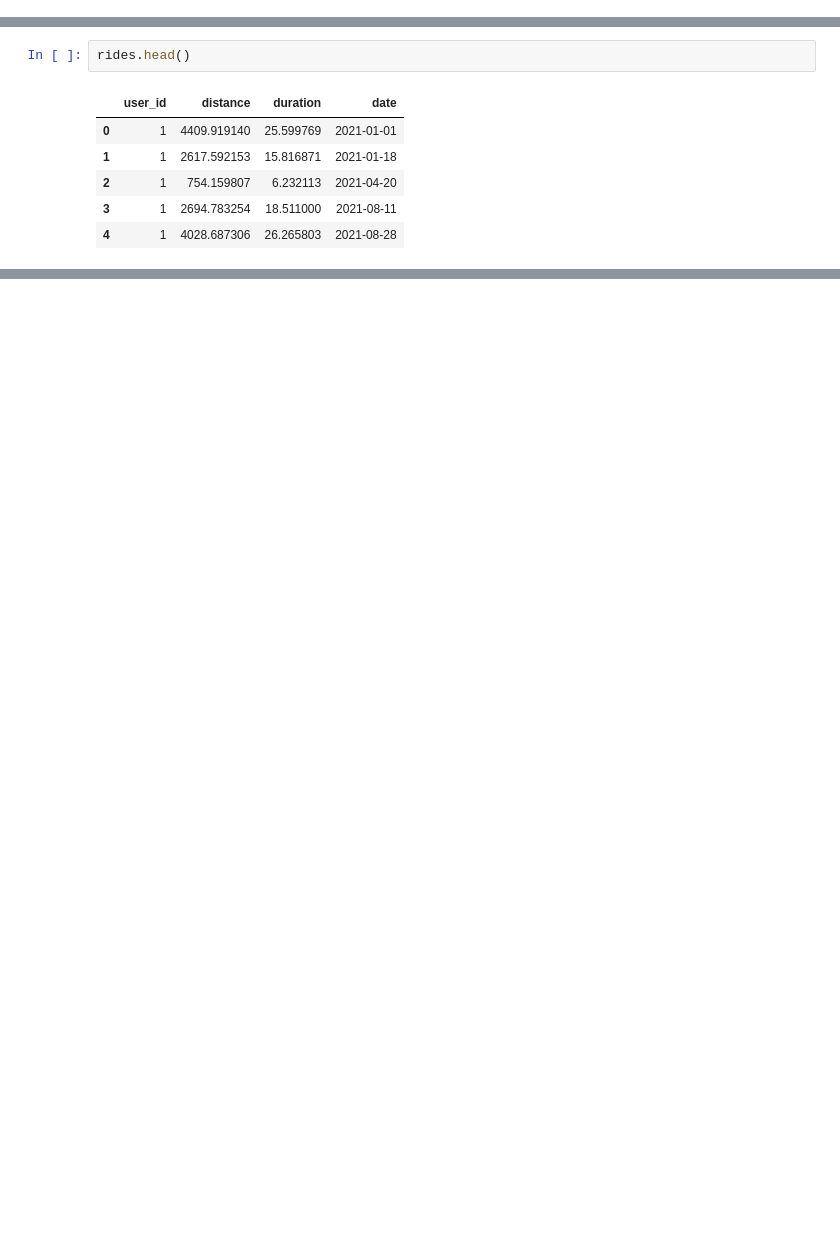
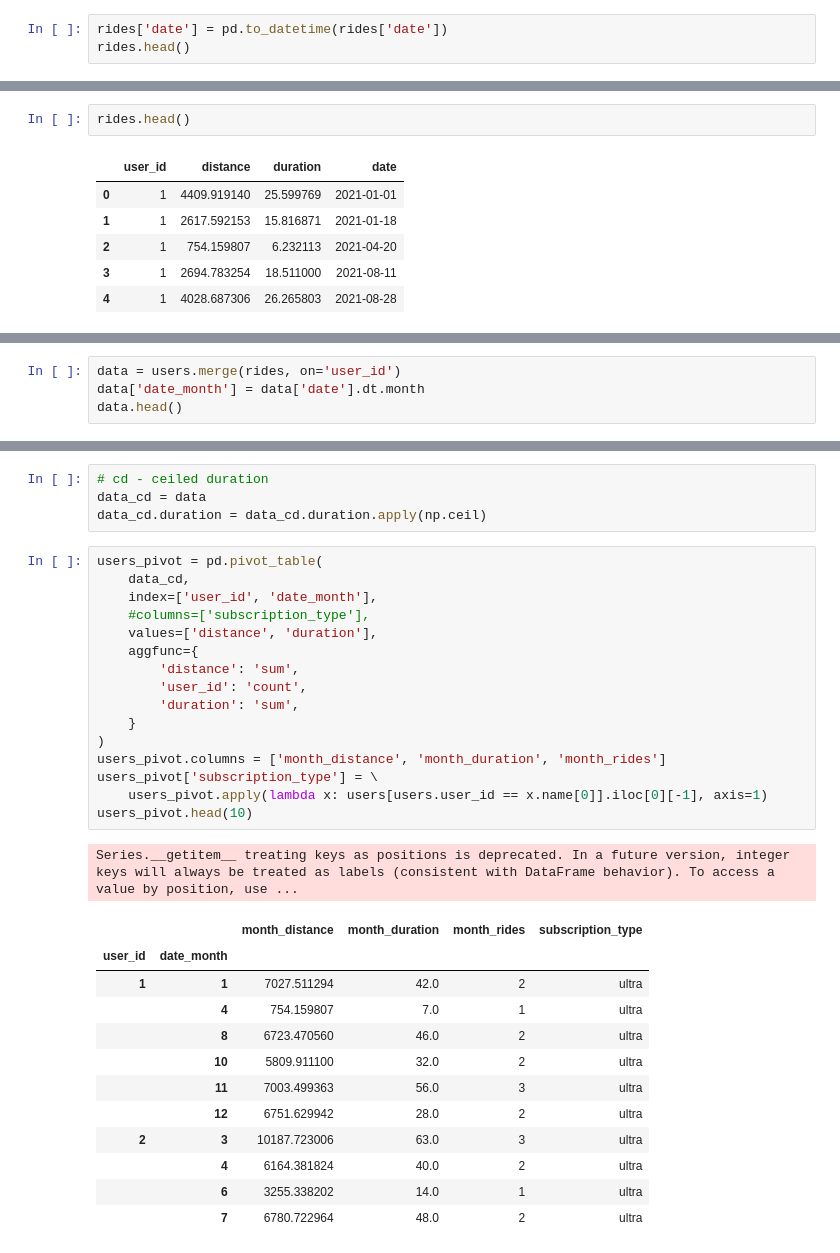
Before and after one commit to toiletsandpaper/school_x-python, a Jupyter notebook: lecture_15/stat-anal.ipynb, the cells around one changed output, grey strips where cells are left out. Cells and saved outputs as stored; diff of their text form; blank space fills up the shorter version.

```diff
--- a/lecture_15/stat-anal.ipynb
+++ b/lecture_15/stat-anal.ipynb
@@ -19,3 +18,6 @@ import plotly.graph_objects as go
 rides = pd.read_csv('rides_go.csv')
 subscriptions = pd.read_csv('subscriptions_go.csv')
 users = pd.read_csv('users_go.csv')
+# %%
+rides['date'] = pd.to_datetime(rides['date'])
+rides.head()
@@ -46,0 +119,4 @@ memory usage: 564.8+ KB
+# %%
+data = users.merge(rides, on='user_id')
+data['date_month'] = data['date'].dt.month
+data.head()
@@ -46,0 +150,34 @@ memory usage: 564.8+ KB
+# %%
+# cd - ceiled duration
+data_cd = data
+data_cd.duration = data_cd.duration.apply(np.ceil)
+# %%
+users_pivot = pd.pivot_table(
+    data_cd,
+    index=['user_id', 'date_month'],
+    #columns=['subscription_type'],
+    values=['distance', 'duration'],
+    aggfunc={
+        'distance': 'sum',
+        'user_id': 'count',
+        'duration': 'sum',
+    }
+)
+users_pivot.columns = ['month_distance', 'month_duration', 'month_rides']
+users_pivot['subscription_type'] = \
+    users_pivot.apply(lambda x: users[users.user_id == x.name[0]].iloc[0][-1], axis=1)
+users_pivot.head(10)
+# %% [output]
+Series.__getitem__ treating keys as positions is deprecated. In a future version, integer keys will always be treated as labels (consistent with DataFrame behavior). To access a value by position, use ...
+|  |  | month_distance | month_duration | month_rides | subscription_type |
+| user_id | date_month |  |  |  |  |
+| 1 | 1 | 7027.511294 | 42.0 | 2 | ultra |
+|  | 4 | 754.159807 | 7.0 | 1 | ultra |
+|  | 8 | 6723.470560 | 46.0 | 2 | ultra |
+|  | 10 | 5809.911100 | 32.0 | 2 | ultra |
+|  | 11 | 7003.499363 | 56.0 | 3 | ultra |
+|  | 12 | 6751.629942 | 28.0 | 2 | ultra |
+| 2 | 3 | 10187.723006 | 63.0 | 3 | ultra |
+|  | 4 | 6164.381824 | 40.0 | 2 | ultra |
+|  | 6 | 3255.338202 | 14.0 | 1 | ultra |
+|  | 7 | 6780.722964 | 48.0 | 2 | ultra |
```
Also changed, not shown: parts of 30 cells of this notebook, 1 other file.
